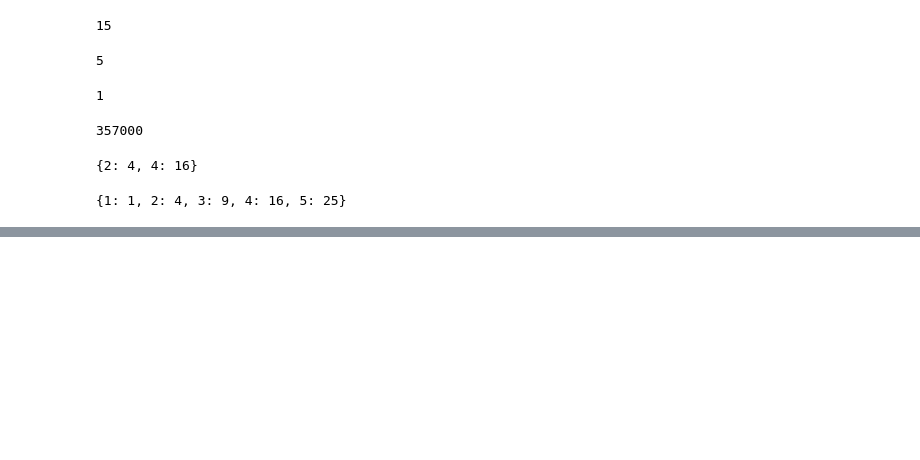
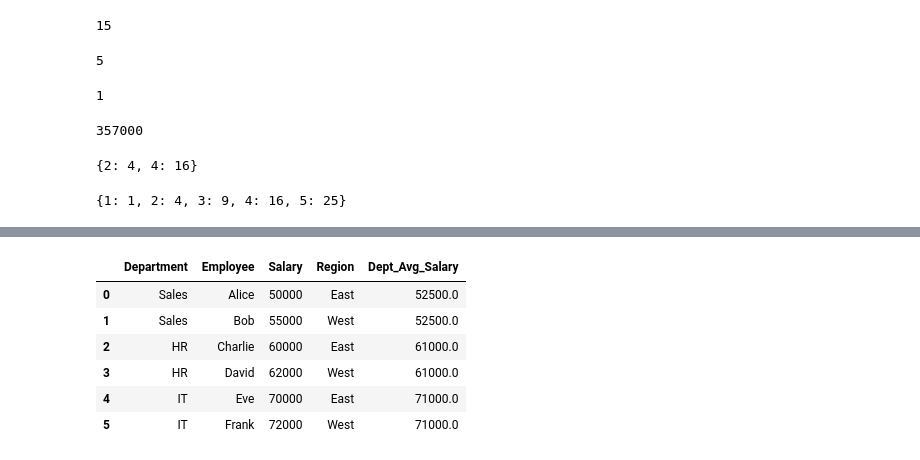
Before and after one commit to raviavaiya/Python-Learning, a Jupyter notebook: Problems/learn.ipynb, the cells around one changed output, grey strips where cells are left out. Saved outputs shown, nothing was run; the diff lists cells and outputs as text; code cells hidden in the pictures; blank space fills up the shorter version.

Commit message:
groupby

```diff
--- a/Problems/learn.ipynb
+++ b/Problems/learn.ipynb
@@ -400,0 +486,14 @@ l=[1,2,3,4,5]
+# %%
+import pandas as pd
+
+# Sample DataFrame
+data = {
+    'Department': ['Sales', 'Sales', 'HR', 'HR', 'IT', 'IT'],
+    'Employee': ['Alice', 'Bob', 'Charlie', 'David', 'Eve', 'Frank'],
+    'Salary': [50000, 55000, 60000, 62000, 70000, 72000]
+}
+
+df = pd.DataFrame(data)
+
+# Group by department and calculate average salary
+df.groupby('Department')['Salary'].mean()
@@ -400,0 +506,2 @@ l=[1,2,3,4,5]
+# %%
+df['Region'] = ['East', 'West', 'East', 'West', 'East', 'West']
@@ -400,0 +520,12 @@ l=[1,2,3,4,5]
+# %%
+# Transform: Assign each row the average salary of their department
+df['Dept_Avg_Salary'] = df.groupby('Department')['Salary'].transform('mean')
+df
+# %% [output]
+|  | Department | Employee | Salary | Region | Dept_Avg_Salary |
+| 0 | Sales | Alice | 50000 | East | 52500.0 |
+| 1 | Sales | Bob | 55000 | West | 52500.0 |
+| 2 | HR | Charlie | 60000 | East | 61000.0 |
+| 3 | HR | David | 62000 | West | 61000.0 |
+| 4 | IT | Eve | 70000 | East | 71000.0 |
+| 5 | IT | Frank | 72000 | West | 71000.0 |
```
Also changed, not shown: parts of 12 cells of this notebook.
